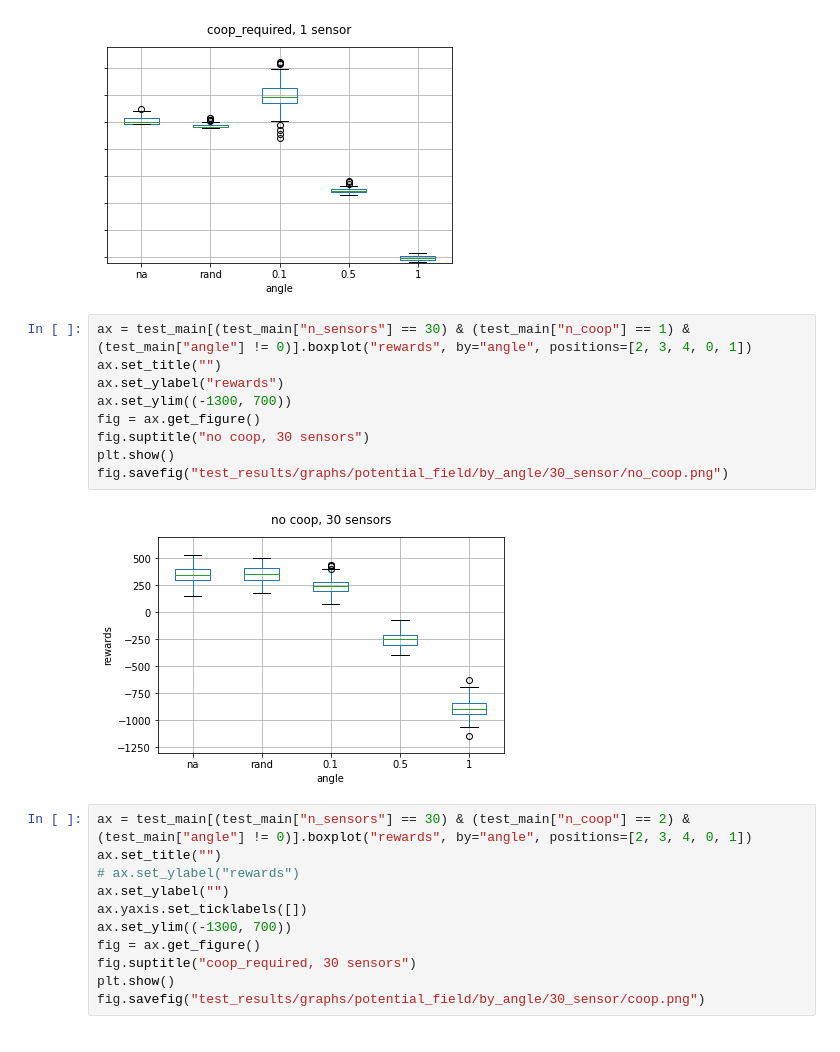
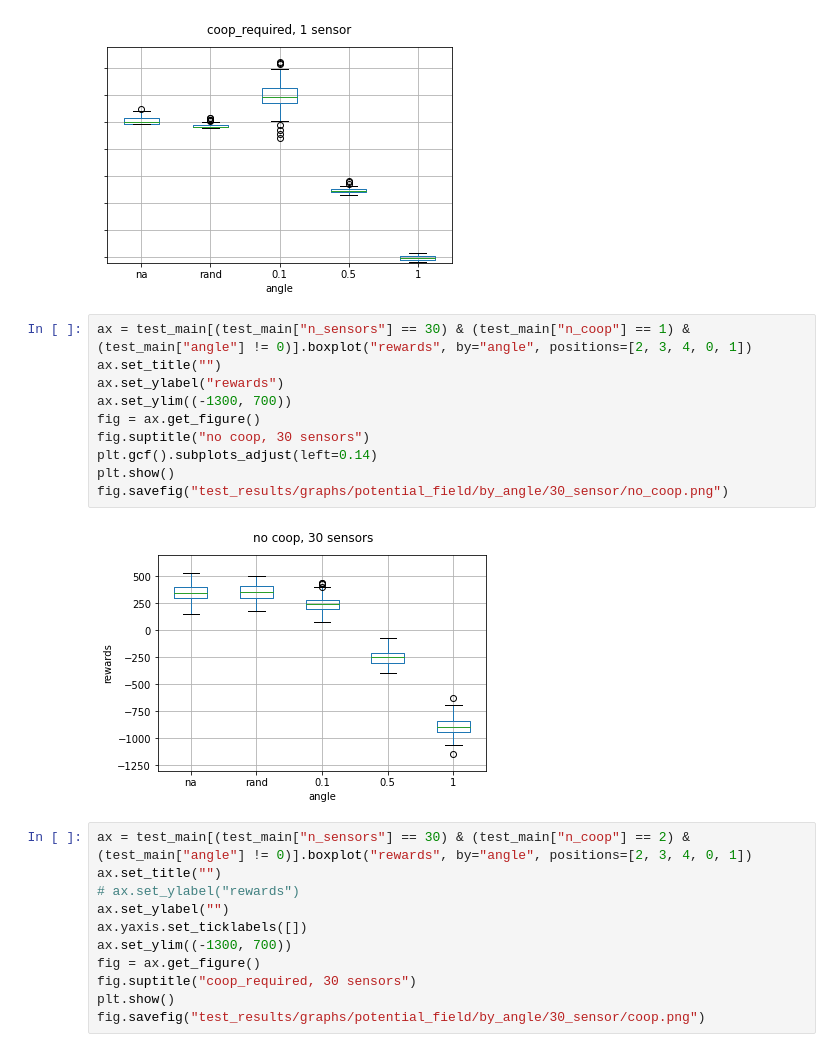
Before and after one commit to ezxzeng/syde750_waterworld, a Jupyter notebook: Test policies.ipynb, the cells around one changed output. Drawn from its saved outputs; the diff is of its cells as text.

```diff
--- a/Test policies.ipynb
+++ b/Test policies.ipynb
@@ -97,14 +98,15 @@ fig.savefig("test_results/graphs/potential_field/by_angle/1_sensor/coop.png")
 # %%
 ax = test_main[(test_main["n_sensors"] == 30) & (test_main["n_coop"] == 1) & (test_main["angle"] != 0)].boxplot("rewards", by="angle", positions=[2, 3, 4, 0, 1])
 ax.set_title("")
 ax.set_ylabel("rewards")
 ax.set_ylim((-1300, 700))
 fig = ax.get_figure()
 fig.suptitle("no coop, 30 sensors")
+plt.gcf().subplots_adjust(left=0.14)
 plt.show()
 fig.savefig("test_results/graphs/potential_field/by_angle/30_sensor/no_coop.png")
 # %% [output]
-[figure, old version]
+[figure, new version]
 # %%
 ax = test_main[(test_main["n_sensors"] == 30) & (test_main["n_coop"] == 2) & (test_main["angle"] != 0)].boxplot("rewards", by="angle", positions=[2, 3, 4, 0, 1])
 ax.set_title("")
```
Also changed, not shown: parts of 25 cells of this notebook.
